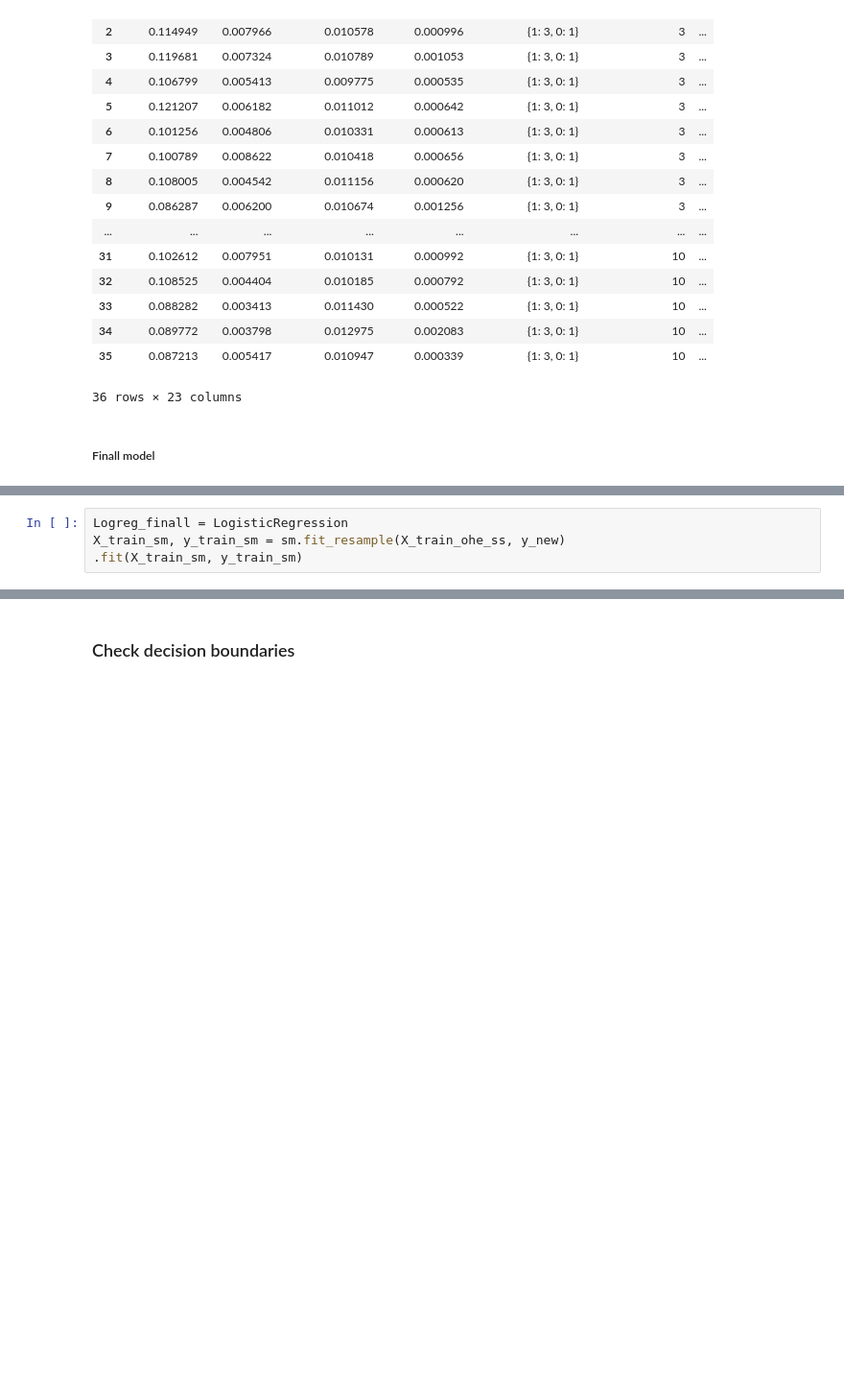
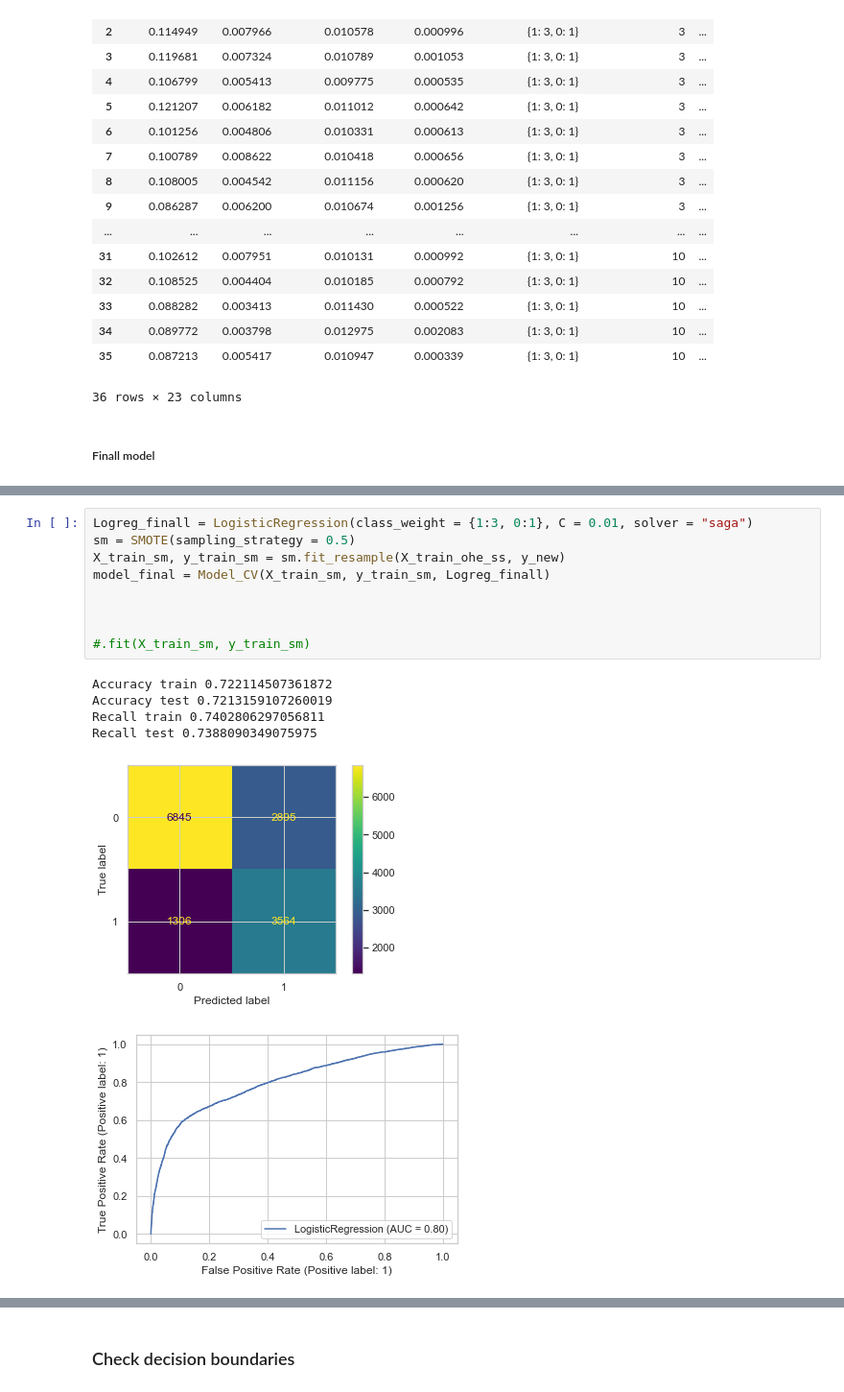
Before and after one commit to 314ka4y/Customer_churn, a Jupyter notebook: Customer_sign.ipynb, the cells around one changed output, grey strips where cells are left out. Shown at 96% size. Drawn from its saved outputs; the diff is of its cells as text; blank space fills up the shorter version.

```diff
--- a/Customer_sign.ipynb
+++ b/Customer_sign.ipynb
@@ -1088,4 +1141,16 @@ pd.DataFrame(gs.cv_results_)
 # %%
-Logreg_finall = LogisticRegression
+Logreg_finall = LogisticRegression(class_weight = {1:3, 0:1}, C = 0.01, solver = "saga")
+sm = SMOTE(sampling_strategy = 0.5)
 X_train_sm, y_train_sm = sm.fit_resample(X_train_ohe_ss, y_new)
-.fit(X_train_sm, y_train_sm)
+model_final = Model_CV(X_train_sm, y_train_sm, Logreg_finall)
+
+
+
+#.fit(X_train_sm, y_train_sm)
+# %% [output]
+Accuracy train 0.722114507361872
+Accuracy test 0.7213159107260019
+Recall train 0.7402806297056811
+Recall test 0.7388090349075975
+[figure, added]
+[figure, added]
```
Also changed, not shown: parts of 161 cells of this notebook, 2 other files.
